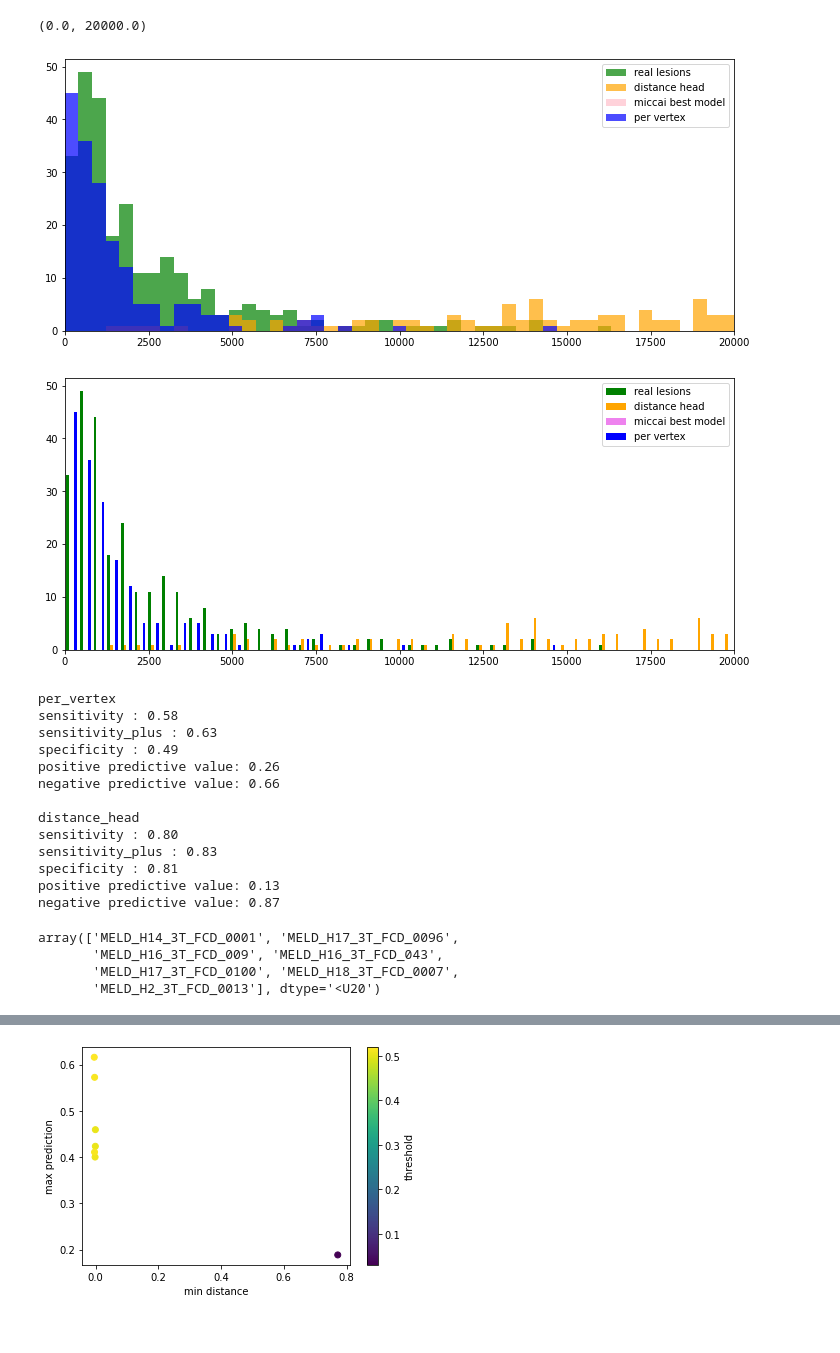
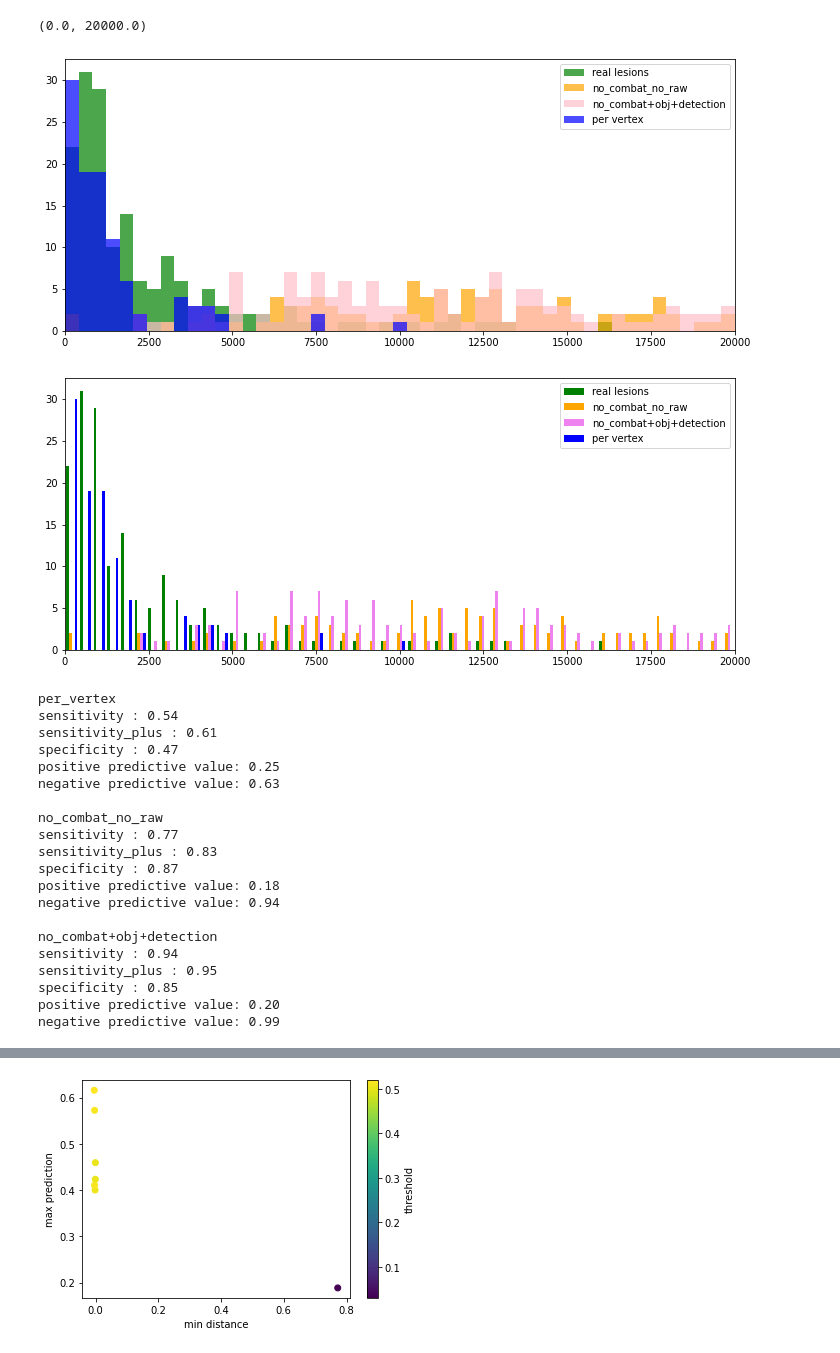
Before and after one commit to MELDProject/meld_graph, a Jupyter notebook: notebooks/analyse_predictions_size_trainval.ipynb, the cells around one changed output, grey strips where cells are left out. Drawn from its saved outputs; the diff is of its cells as text; code cells hidden in the pictures.

```diff
--- a/notebooks/analyse_predictions_size_trainval.ipynb
+++ b/notebooks/analyse_predictions_size_trainval.ipynb
@@ -164,19 +173,26 @@ for si,subj in enumerate(subjects):
         #load pred from classifiers
         else:
             values['classifier']=model
-            result_hemis={'lh':np.zeros(int(n_vert/2)),
-                        'rh':np.zeros(int(n_vert/2)),}
+            # result_hemis={'lh':np.zeros(int(n_vert/2)),
+            #             'rh':np.zeros(int(n_vert/2)),}
             result_hemis_clustered={}
-            for fold in folds:
-                save_dir = save_dirs[model][fold]
+            # for fold in folds:
+            #     save_dir = save_dirs[model][fold]
+            #     #load pred from new classifier and average over fold
+            #     pred_file = os.path.join(save_dir, 'predictions_trainval.hdf5')
+            #     result_hemis_fold = load_prediction(subj,pred_file, dset='prediction')
+            #     dist_hemis_fold = load_prediction(subj,pred_file, dset='distance_map')
+            #     result_hemis['lh'] += result_hemis_fold['lh']/len(folds)
+            #     result_hemis['rh'] += result_hemis_fold['rh']/len(folds)
+            #     dist_hemis_fold['lh'] += dist_hemis_fold['lh']/len(folds)
+            #     dist_hemis_fold['rh'] += dist_hemis_fold['rh']/len(folds)
+            # dist = np.hstack([dist_hemis_fold['lh'],dist_hemis_fold['rh']])
+            if folds[0]=='all':
+                save_dir = save_dirs[model][0]
                 #load pred from new classifier and average over fold
                 pred_file = os.path.join(save_dir, 'predictions_trainval.hdf5')
-                result_hemis_fold = load_prediction(subj,pred_file, dset='prediction')
+                result_hemis= load_prediction(subj,pred_file, dset='prediction')
                 dist_hemis_fold = load_prediction(subj,pred_file, dset='distance_map')
-                result_hemis['lh'] += result_hemis_fold['lh']/len(folds)
-                result_hemis['rh'] += result_hemis_fold['rh']/len(folds)
-                dist_hemis_fold['lh'] += dist_hemis_fold['lh']/len(folds)
-                dist_hemis_fold['rh'] += dist_hemis_fold['rh']/len(folds)
             dist = np.hstack([dist_hemis_fold['lh'],dist_hemis_fold['rh']])
             values['min_distance']=dist.min()
             values['max_prediction']=max(result_hemis['lh'].max(), result_hemis['rh'].max())
@@ -238,36 +263,37 @@ df
 # %%
 # plot lesion size distribution
 a=df[(df['classifier']=='per_vertex')&(df['group']=='patient')]['size_lesion']
-b=df[(df['classifier']=='distance_head')&(df['sensitivity_plus'])]['size_tp_clusters']
-c=df[(df['classifier']=='miccai_model')&(df['sensitivity_plus'])]['size_tp_clusters']
+b=df[(df['classifier']=='no_combat_no_raw')&(df['sensitivity_plus'])]['size_tp_clusters']
+c=df[(df['classifier']=='no_combat+obj+detection')&(df['sensitivity_plus'])]['size_tp_clusters']
 d= df[(df['classifier']=='per_vertex')&(df['sensitivity_plus'])]['size_tp_clusters']
 
 plt.figure(figsize=(12,5))
 # bins=np.histogram(np.hstack((a,b,c,d)), bins=100)[1] #get the bin edges
 bins=np.linspace(0,20000,50) #get the bin edges
 plt.hist(a, bins=bins, color='green', alpha=0.7, label='real lesions')
-plt.hist(b, bins=bins, color='orange', alpha=0.7, label='distance head')
-plt.hist(c, bins=bins, color='pink', alpha=0.7, label='miccai best model')
+plt.hist(b, bins=bins, color='orange', alpha=0.7, label='no_combat_no_raw')
+plt.hist(c, bins=bins, color='pink', alpha=0.7, label='no_combat+obj+detection')
 plt.hist(d, bins=bins, color='blue', alpha=0.7, label='per vertex')
 plt.legend()
 plt.xlim([0,20000])
 
 plt.figure(figsize=(12,5))
 bins=np.linspace(0,20000,50) #get the bin edges
-plt.hist([a,b,c,d], bins=bins, color=['green','orange', 'violet', 'blue'], label=['real lesions','distance head','miccai best model', 'per vertex'])
+plt.hist([a,b,c,d], bins=bins, color=['green','orange', 'violet', 'blue'], label=['real lesions','no_combat_no_raw','no_combat+obj+detection', 'per vertex'])
+# plt.hist([a,b,d], bins=bins, color=['green','orange',  'blue'], label=['real lesions','no_combat_no_raw head', 'per vertex'])
 plt.legend()
 plt.xlim([0,20000])
 # %% [output]
 (0.0, 20000.0)
-[figure, old version]
+[figure, new version]
-[figure, old version]
+[figure, new version]
 # %%
 ### plot performances
 # df['number_fps'] = df['number_clusters']
 # df['number_fps'] -= df['sensitivity_plus'].astype(int)
 # df[df['number_fps']<0] = 0
 
-for classifier in ['per_vertex','distance_head']:
+for classifier in ['per_vertex','no_combat_no_raw', 'no_combat+obj+detection']:
     print('\n'+classifier)
     subdf = df[df['classifier']==classifier]
     sensitivity = len(subdf[(subdf['group']=='patient') & (subdf['sensitivity']==True)])/len(subdf[(subdf['group']=='patient')])
@@ -286,18 +312,25 @@ for classifier in ['per_vertex','distance_head']:
     print(f'negative predictive value: {negative_predictive_value:.2f}')
 # %% [output]
 per_vertex
-sensitivity : 0.58
-sensitivity_plus : 0.63
-specificity : 0.49
-positive predictive value: 0.26
-negative predictive value: 0.66
+sensitivity : 0.54
+sensitivity_plus : 0.61
+specificity : 0.47
+positive predictive value: 0.25
+negative predictive value: 0.63
 
-distance_head
-sensitivity : 0.80
+no_combat_no_raw
+sensitivity : 0.77
 sensitivity_plus : 0.83
-specificity : 0.81
-positive predictive value: 0.13
-negative predictive value: 0.87
+specificity : 0.87
+positive predictive value: 0.18
+negative predictive value: 0.94
+
+no_combat+obj+detection
+sensitivity : 0.94
+sensitivity_plus : 0.95
+specificity : 0.85
+positive predictive value: 0.20
+negative predictive value: 0.99
 # %%
 ### find subject found by per vertex but missed by graph
 
@@ -306,8 +340,0 @@ tp_graph = df[(df['classifier']=='distance_head') & (df['group']=='patient') & (
-# %%
-diff_subjects = np.array(list(set(tp_vertex) - set(tp_graph)))
-diff_subjects
-# %% [output]
-array(['MELD_H14_3T_FCD_0001', 'MELD_H17_3T_FCD_0096',
-       'MELD_H16_3T_FCD_009', 'MELD_H16_3T_FCD_043',
-       'MELD_H17_3T_FCD_0100', 'MELD_H18_3T_FCD_0007',
-       'MELD_H2_3T_FCD_0013'], dtype='<U20')
```
Also changed, not shown: parts of 10 cells of this notebook.
